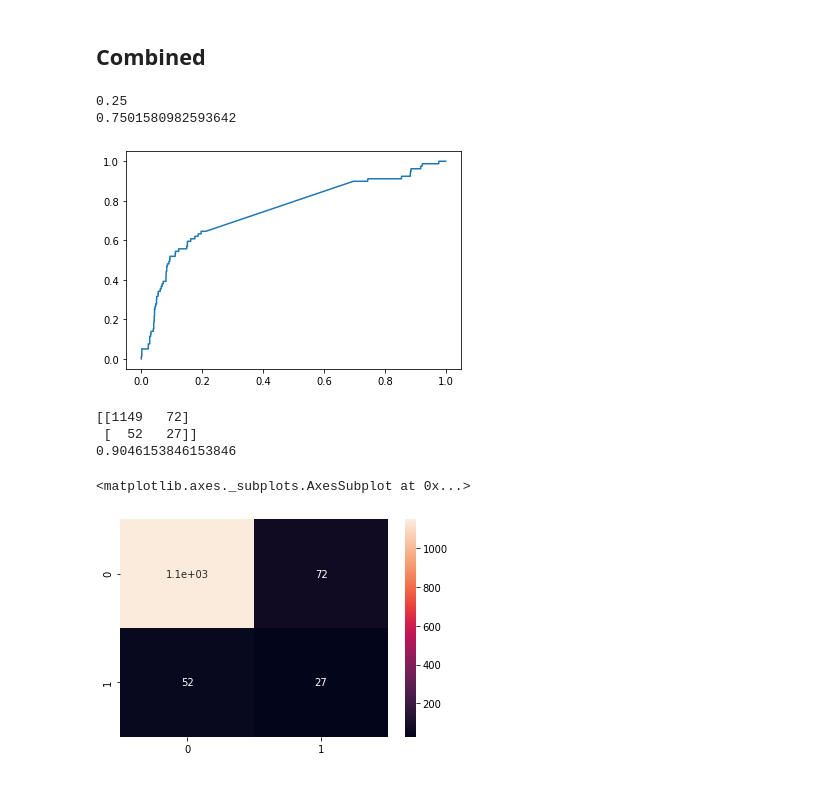
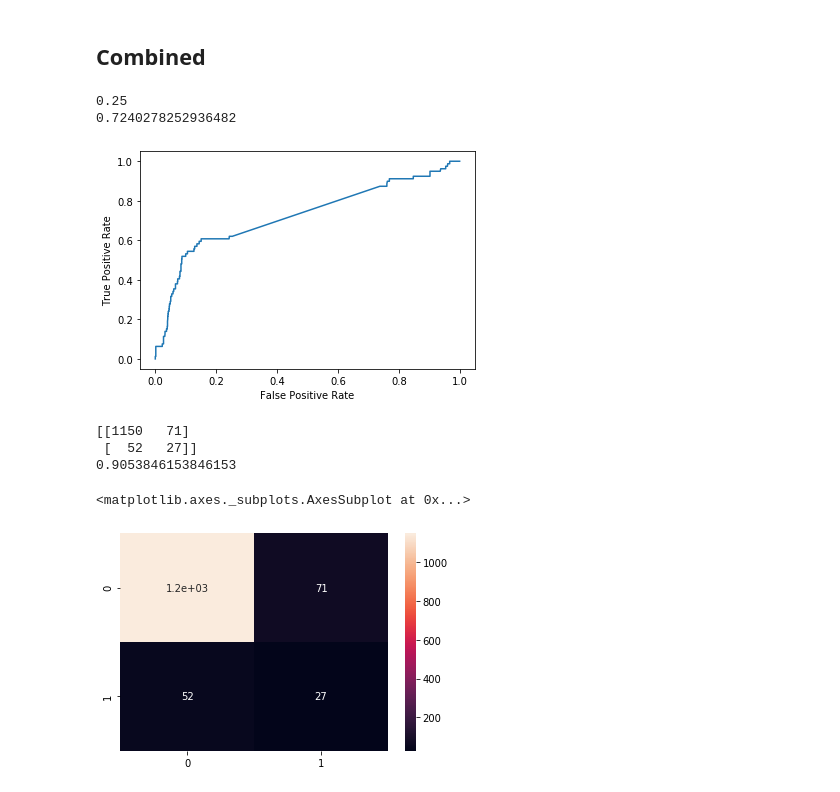
Before and after one commit to goatgoose/twitch_reader, a Jupyter notebook: toxic_comments/toxic_classifier.ipynb, the cells around one changed output. Saved outputs shown, nothing was run; the diff lists cells and outputs as text; code cells hidden in the pictures.

```diff
--- a/toxic_comments/toxic_classifier.ipynb
+++ b/toxic_comments/toxic_classifier.ipynb
@@ -255,27 +302,29 @@ sns.heatmap(confusion_matrix, annot=True)
 # %%
 best_weight = 0
 best_auc = 0
 for weight in np.arange(0, 1, 0.05):
     scores = [(x1 * weight + x2 * (1 - weight)) / 2
           for x1, x2 in zip(predictions, vader_predictions)]
     auc = metrics.roc_auc_score(labels, scores)
     if auc > best_auc:
         best_auc = auc
         best_weight = weight
 
 scores = [(x1 * best_weight + x2 * (1 - best_weight)) / 2
-          for x1, x2 in zip(prediction_probabilities, vader_predictions)]
+          for x1, x2 in zip(predictions, vader_predictions)]
 false_positive_rate, true_positive_rate, _ = metrics.roc_curve(labels, scores)
 
 print(best_weight)
 print(best_auc)
 
 plt.plot(false_positive_rate, true_positive_rate)
+plt.xlabel("False Positive Rate")
+plt.ylabel("True Positive Rate")
 plt.show()
 # %% [output]
 0.25
-0.7501580982593642
+0.7240278252936482
-[figure, old version]
+[figure, new version]
 # %%
 threshold = 0.19
 classes = [1 if score > threshold else 0 for score in scores]
@@ -288,8 +337,8 @@ print(accuracy)
 
 sns.heatmap(confusion_matrix, annot=True)
 # %% [output]
-[[1149   72]
+[[1150   71]
  [  52   27]]
-0.9046153846153846
+0.9053846153846153
 <matplotlib.axes._subplots.AxesSubplot at 0x...>
 [figure]
```
Also changed, not shown: parts of 9 cells of this notebook, 5 other files.
